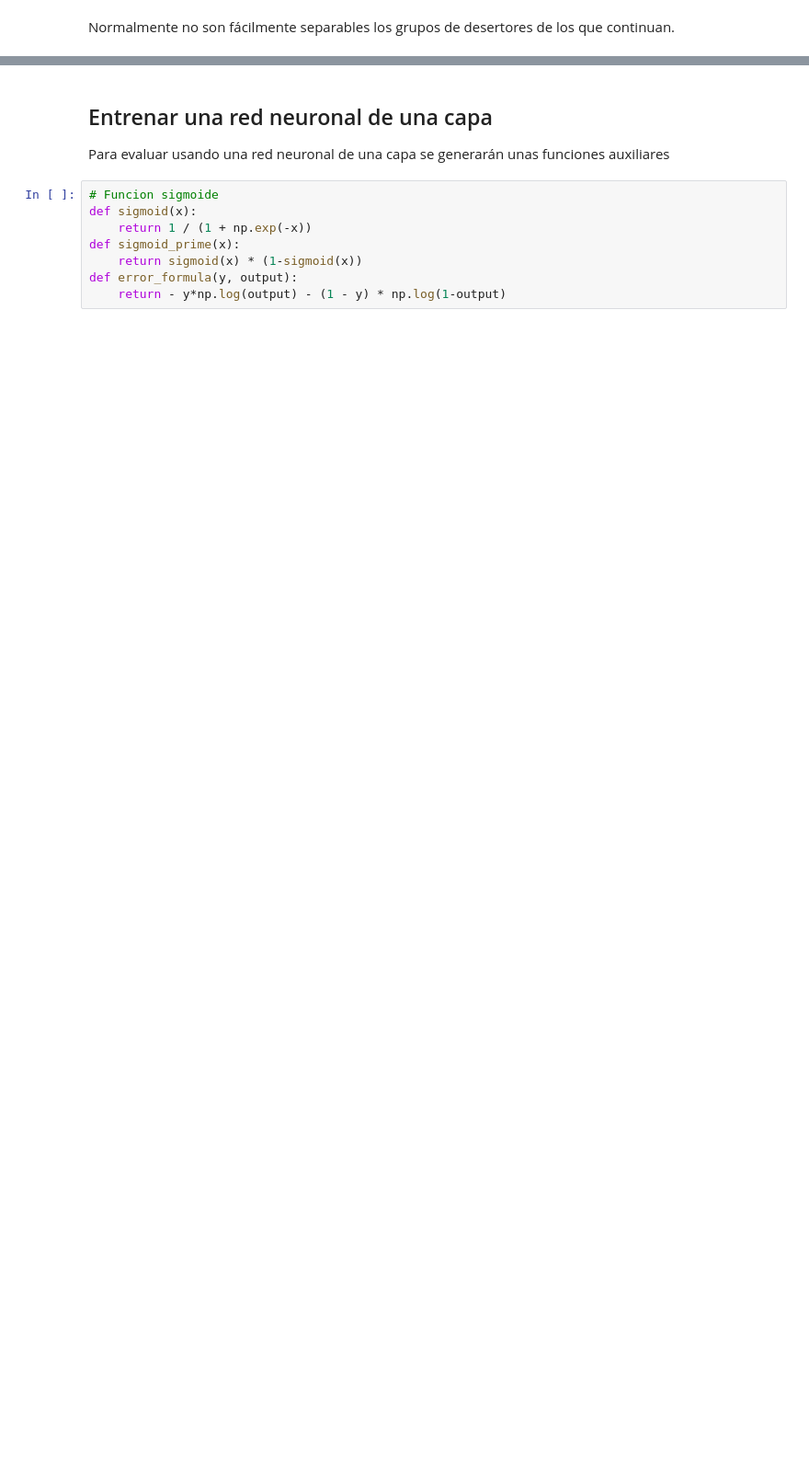
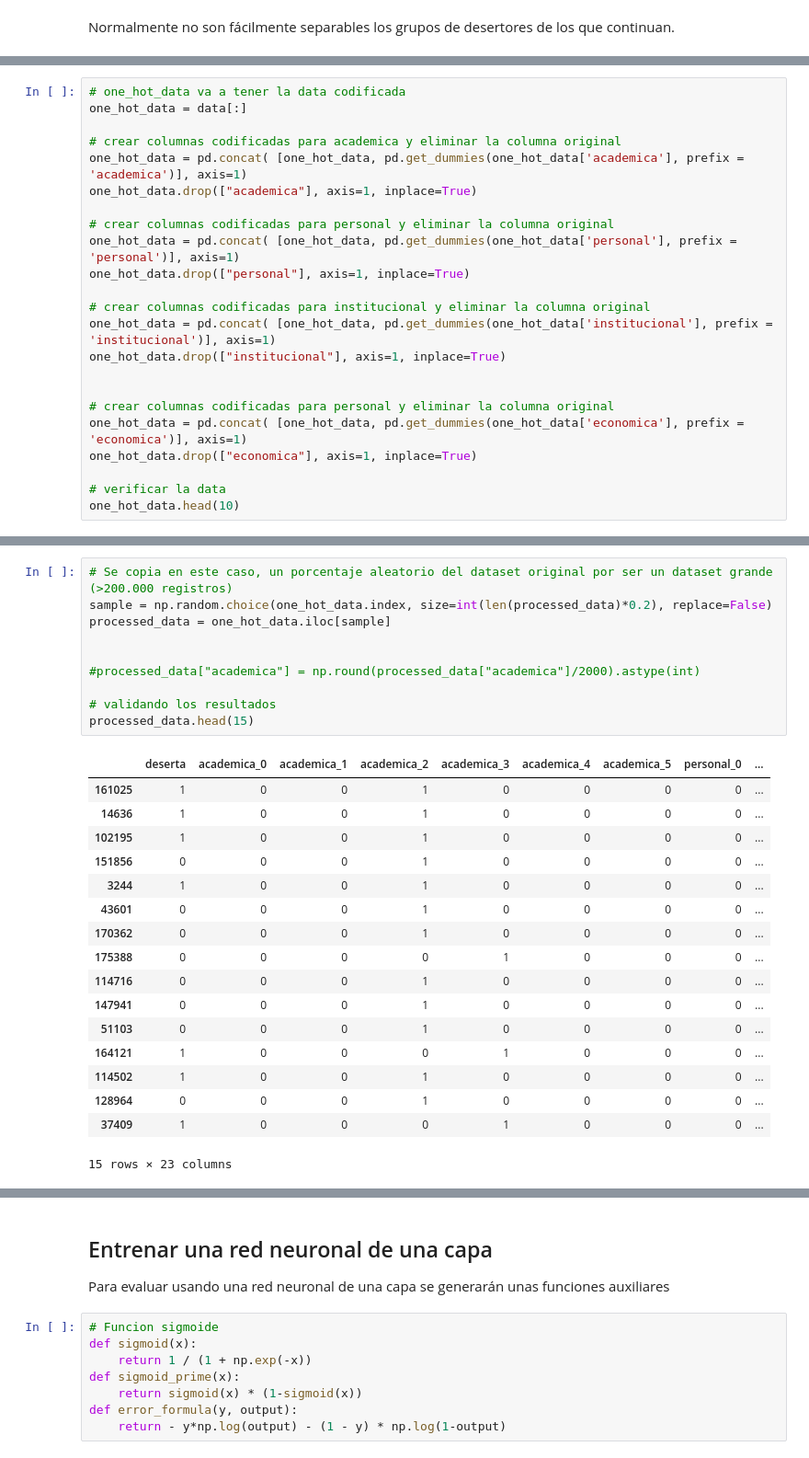
Before and after one commit to jorivaalvgar/JupyterNBDesercion, a Jupyter notebook: PrediccionDesercion.ipynb, the cells around one changed output, grey strips where cells are left out. Shown: that part at 92% size. Cells and saved outputs as stored; diff of their text form; blank space fills up the shorter version.

Commit message:
Versíon 1.0 Versión probada con dataset definitivo, primera versión estable. Incluye modelos entrenados para cargar y ejecutar predicciones.

```diff
--- a/PrediccionDesercion.ipynb
+++ b/PrediccionDesercion.ipynb
@@ -155,0 +77,23 @@ processed_data.head(15)
+# %%
+# one_hot_data va a tener la data codificada
+one_hot_data = data[:]
+
+# crear columnas codificadas para academica y eliminar la columna original
+one_hot_data = pd.concat( [one_hot_data, pd.get_dummies(one_hot_data['academica'], prefix = 'academica')], axis=1)
+one_hot_data.drop(["academica"], axis=1, inplace=True)
+
+# crear columnas codificadas para personal y eliminar la columna original
+one_hot_data = pd.concat( [one_hot_data, pd.get_dummies(one_hot_data['personal'], prefix = 'personal')], axis=1)
+one_hot_data.drop(["personal"], axis=1, inplace=True)
+
+# crear columnas codificadas para institucional y eliminar la columna original
+one_hot_data = pd.concat( [one_hot_data, pd.get_dummies(one_hot_data['institucional'], prefix = 'institucional')], axis=1)
+one_hot_data.drop(["institucional"], axis=1, inplace=True)
+
+
+# crear columnas codificadas para personal y eliminar la columna original
+one_hot_data = pd.concat( [one_hot_data, pd.get_dummies(one_hot_data['economica'], prefix = 'economica')], axis=1)
+one_hot_data.drop(["economica"], axis=1, inplace=True)
+
+# verificar la data
+one_hot_data.head(10)
@@ -156,3 +119,31 @@ processed_data.head(15)
+# %%
+# Se copia en este caso, un porcentaje aleatorio del dataset original por ser un dataset grande (>200.000 registros)
+sample = np.random.choice(one_hot_data.index, size=int(len(processed_data)*0.2), replace=False)
+processed_data = one_hot_data.iloc[sample]
+
+
+#processed_data["academica"] = np.round(processed_data["academica"]/2000).astype(int)
+
+# validando los resultados
+processed_data.head(15)
+# %% [output]
+|  | deserta | academica_0 | academica_1 | academica_2 | academica_3 | academica_4 | academica_5 | personal_0 | ... |
+| 161025 | 1 | 0 | 0 | 1 | 0 | 0 | 0 | 0 | ... |
+| 14636 | 1 | 0 | 0 | 1 | 0 | 0 | 0 | 0 | ... |
+| 102195 | 1 | 0 | 0 | 1 | 0 | 0 | 0 | 0 | ... |
+| 151856 | 0 | 0 | 0 | 1 | 0 | 0 | 0 | 0 | ... |
+| 3244 | 1 | 0 | 0 | 1 | 0 | 0 | 0 | 0 | ... |
+| 43601 | 0 | 0 | 0 | 1 | 0 | 0 | 0 | 0 | ... |
+| 170362 | 0 | 0 | 0 | 1 | 0 | 0 | 0 | 0 | ... |
+| 175388 | 0 | 0 | 0 | 0 | 1 | 0 | 0 | 0 | ... |
+| 114716 | 0 | 0 | 0 | 1 | 0 | 0 | 0 | 0 | ... |
+| 147941 | 0 | 0 | 0 | 1 | 0 | 0 | 0 | 0 | ... |
+| 51103 | 0 | 0 | 0 | 1 | 0 | 0 | 0 | 0 | ... |
+| 164121 | 1 | 0 | 0 | 0 | 1 | 0 | 0 | 0 | ... |
+| 114502 | 1 | 0 | 0 | 1 | 0 | 0 | 0 | 0 | ... |
+| 128964 | 0 | 0 | 0 | 1 | 0 | 0 | 0 | 0 | ... |
+| 37409 | 1 | 0 | 0 | 0 | 1 | 0 | 0 | 0 | ... |
+15 rows × 23 columns
 # %% [markdown]
 ## Dividiendo la data en entrenamiento y pruebas
 
```
Also changed, not shown: parts of 52 cells of this notebook, 6 other files.
